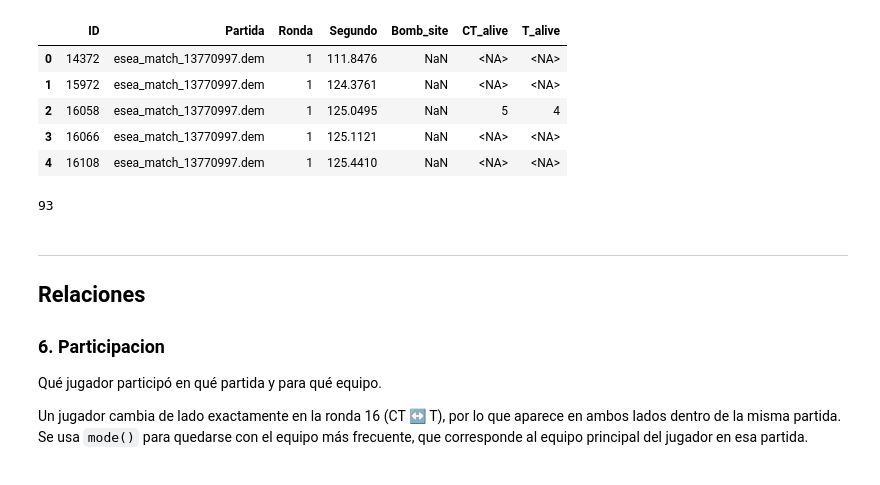
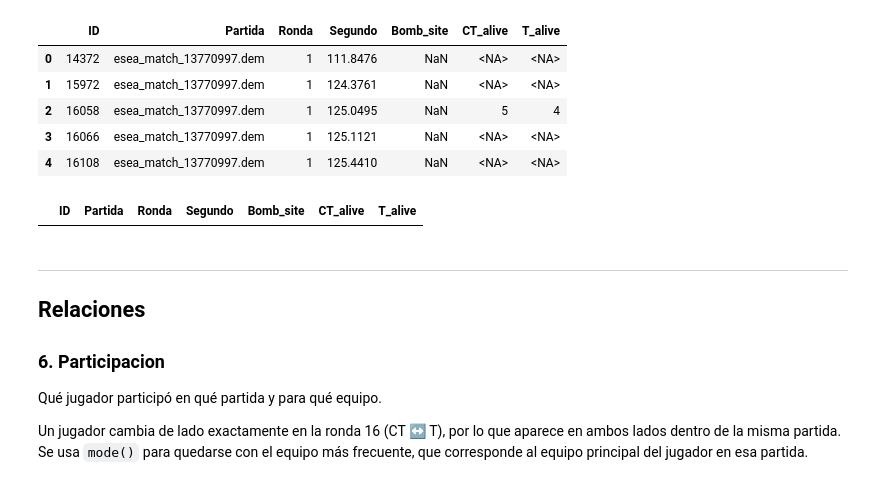
Before and after one commit to Bgallardo46/batos1, a Jupyter notebook: proyecto/Procesamiento datos/Filtro_datos_limpio.ipynb, the cells around one changed output. Saved outputs shown, nothing was run; the diff lists cells and outputs as text; code cells hidden in the pictures.

```diff
--- a/proyecto/Procesamiento datos/Filtro_datos_limpio.ipynb
+++ b/proyecto/Procesamiento datos/Filtro_datos_limpio.ipynb
@@ -192,6 +195,7 @@ Ticks = (
         'round' : 'Ronda'
     })
 )
+Ticks = Ticks[Ticks["Partida"].isin(Partida["Archivo"])]
 
 Ticks = Ticks[['ID', 'Partida', 'Ronda', 'Segundo', 'Bomb_site', 'CT_alive', 'T_alive']]
 
@@ -206,9 +210,10 @@ Ticks.head()
 | 3 | 16066 | esea_match_13770997.dem | 1 | 125.1121 | NaN | <NA> | <NA> |
 | 4 | 16108 | esea_match_13770997.dem | 1 | 125.4410 | NaN | <NA> | <NA> |
 # %%
-len(Ticks[~Ticks['Partida'].isin(Ronda['Partida'])]['Partida'].unique())
+### Reviso la llave foranea
+Ticks[~Ticks['Partida'].isin(Ronda['Partida'])]
 # %% [output]
-93
+|  | ID | Partida | Ronda | Segundo | Bomb_site | CT_alive | T_alive |
 # %% [markdown]
 ---
 ## Relaciones
```
Also changed, not shown: parts of 8 cells of this notebook, 2 other files.
